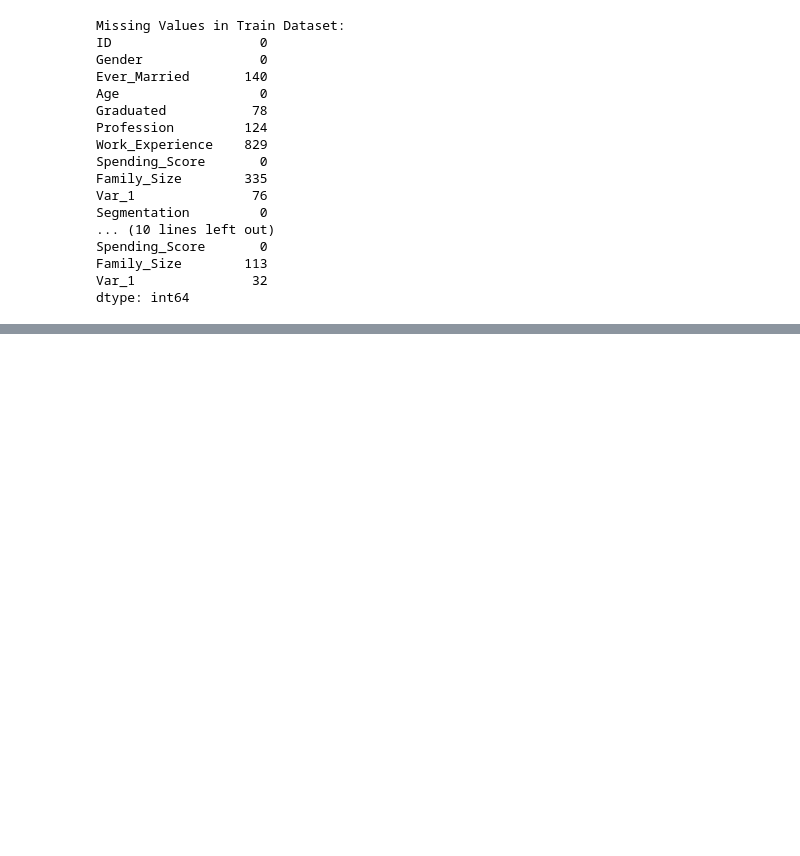
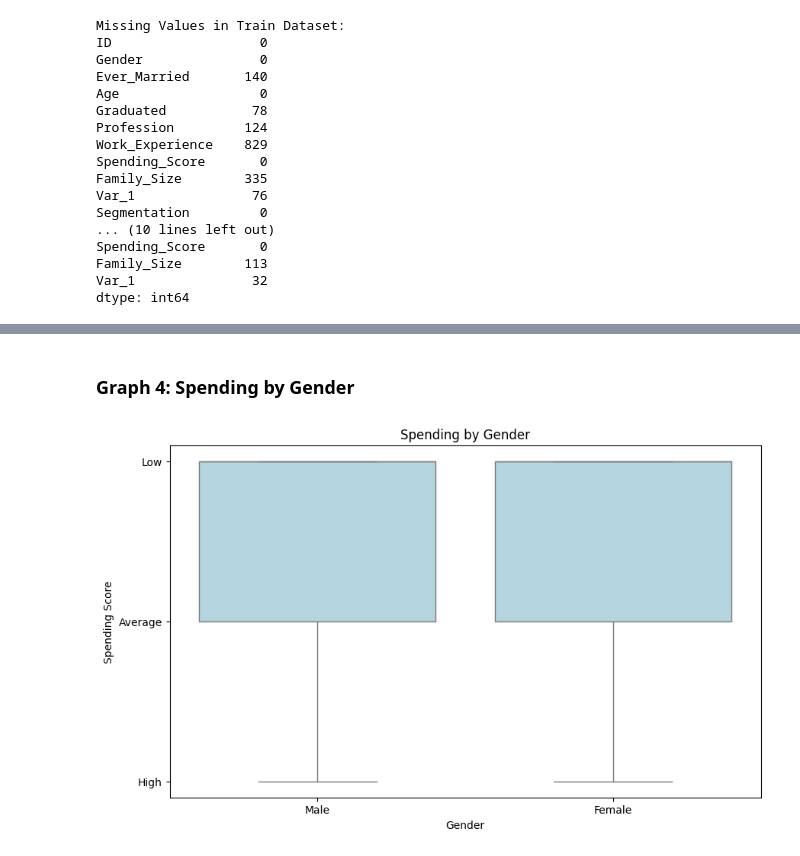
Before and after one commit to Jen-uis/Customer-Segmentation-Analysis, a Jupyter notebook: Project-Code.ipynb, the cells around one changed output, grey strips where cells are left out. Saved outputs shown, nothing was run; the diff lists cells and outputs as text; code cells hidden in the pictures; blank space fills up the shorter version.

```diff
--- a/Project-Code.ipynb
+++ b/Project-Code.ipynb
@@ -81,0 +210,12 @@ dtype: int64
+# %% [markdown]
+### Graph 4: Spending by Gender
+# %%
+# Create the boxplot
+plt.figure(figsize=(10, 6))
+sns.boxplot(x='Gender', y='Spending_Score', data=train_data, color = "lightblue")
+plt.title('Spending by Gender')
+plt.xlabel('Gender')
+plt.ylabel('Spending Score')
+plt.show()
+# %% [output]
+[figure, added]
```
Also changed, not shown: parts of 26 cells of this notebook, 1 other file.
